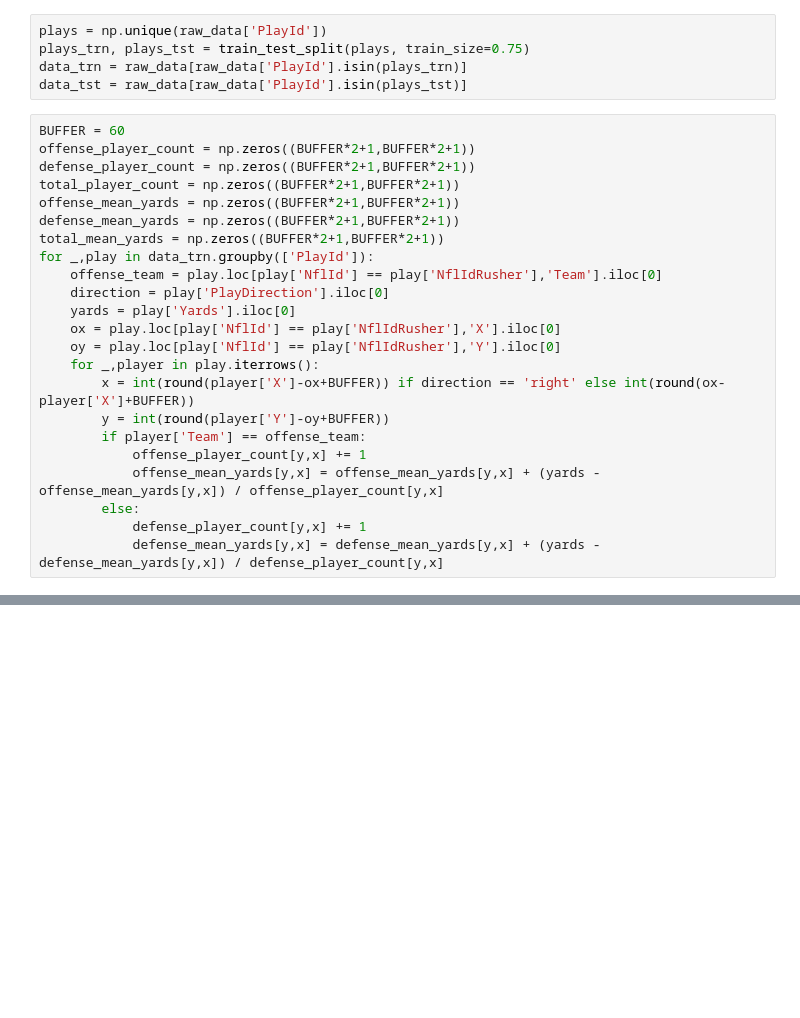
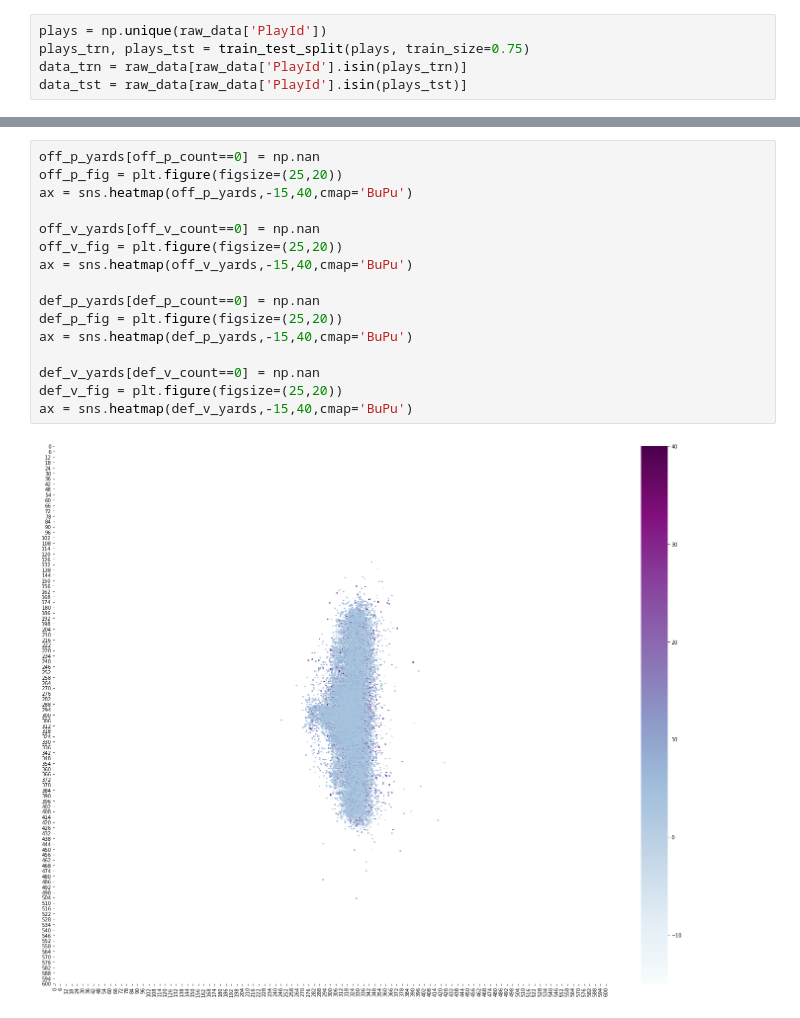
Before and after one commit to alexander-moore/DS502_Final, a Jupyter notebook: ethan/version_3.ipynb, the cells around one changed output, grey strips where cells are left out. Saved outputs shown, nothing was run; the diff lists cells and outputs as text; blank space fills up the shorter version.

```diff
--- a/ethan/version_3.ipynb
+++ b/ethan/version_3.ipynb
@@ -31,26 +37,3 @@ plays = np.unique(raw_data['PlayId'])
 plays_trn, plays_tst = train_test_split(plays, train_size=0.75)
 data_trn = raw_data[raw_data['PlayId'].isin(plays_trn)]
 data_tst = raw_data[raw_data['PlayId'].isin(plays_tst)]
-# %%
-BUFFER = 60
-offense_player_count = np.zeros((BUFFER*2+1,BUFFER*2+1))
-defense_player_count = np.zeros((BUFFER*2+1,BUFFER*2+1))
-total_player_count = np.zeros((BUFFER*2+1,BUFFER*2+1))
-offense_mean_yards = np.zeros((BUFFER*2+1,BUFFER*2+1))
-defense_mean_yards = np.zeros((BUFFER*2+1,BUFFER*2+1))
-total_mean_yards = np.zeros((BUFFER*2+1,BUFFER*2+1))
-for _,play in data_trn.groupby(['PlayId']):
-    offense_team = play.loc[play['NflId'] == play['NflIdRusher'],'Team'].iloc[0]
-    direction = play['PlayDirection'].iloc[0]
-    yards = play['Yards'].iloc[0]
-    ox = play.loc[play['NflId'] == play['NflIdRusher'],'X'].iloc[0]
-    oy = play.loc[play['NflId'] == play['NflIdRusher'],'Y'].iloc[0]
-    for _,player in play.iterrows():
-        x = int(round(player['X']-ox+BUFFER)) if direction == 'right' else int(round(ox-player['X']+BUFFER))
-        y = int(round(player['Y']-oy+BUFFER))
-        if player['Team'] == offense_team:
-            offense_player_count[y,x] += 1
-            offense_mean_yards[y,x] = offense_mean_yards[y,x] + (yards - offense_mean_yards[y,x]) / offense_player_count[y,x]
-        else:
-            defense_player_count[y,x] += 1
-            defense_mean_yards[y,x] = defense_mean_yards[y,x] + (yards - defense_mean_yards[y,x]) / defense_player_count[y,x]
@@ -60,0 +80,18 @@ total_mean_yards[total_player_count == 0] = 0
+# %%
+off_p_yards[off_p_count==0] = np.nan
+off_p_fig = plt.figure(figsize=(25,20))
+ax = sns.heatmap(off_p_yards,-15,40,cmap='BuPu')
+
+off_v_yards[off_v_count==0] = np.nan
+off_v_fig = plt.figure(figsize=(25,20))
+ax = sns.heatmap(off_v_yards,-15,40,cmap='BuPu')
+
+def_p_yards[def_p_count==0] = np.nan
+def_p_fig = plt.figure(figsize=(25,20))
+ax = sns.heatmap(def_p_yards,-15,40,cmap='BuPu')
+
+def_v_yards[def_v_count==0] = np.nan
+def_v_fig = plt.figure(figsize=(25,20))
+ax = sns.heatmap(def_v_yards,-15,40,cmap='BuPu')
+# %% [output]
+[figure, added]
```
Also changed, not shown: parts of 11 cells of this notebook, 2 other files.
